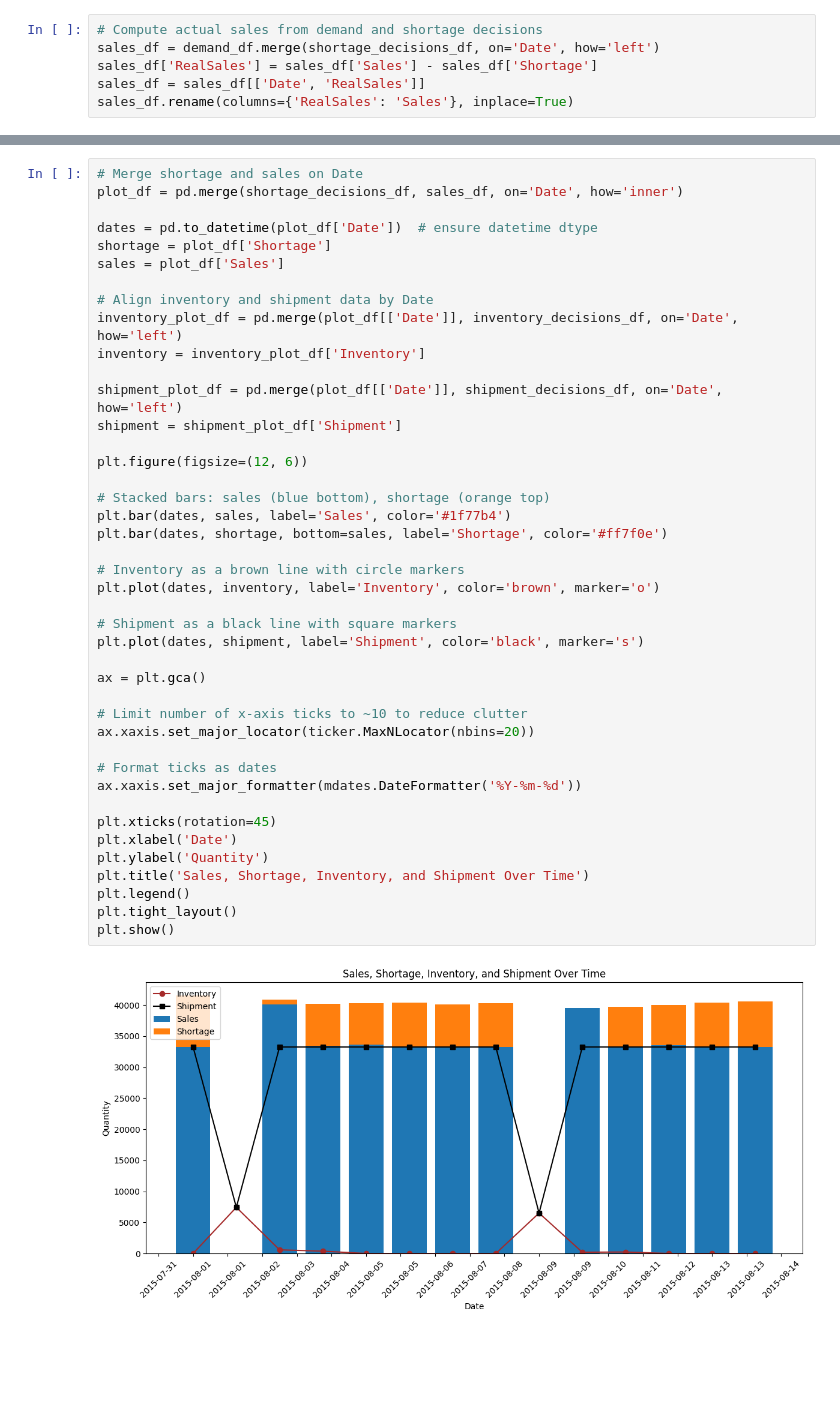
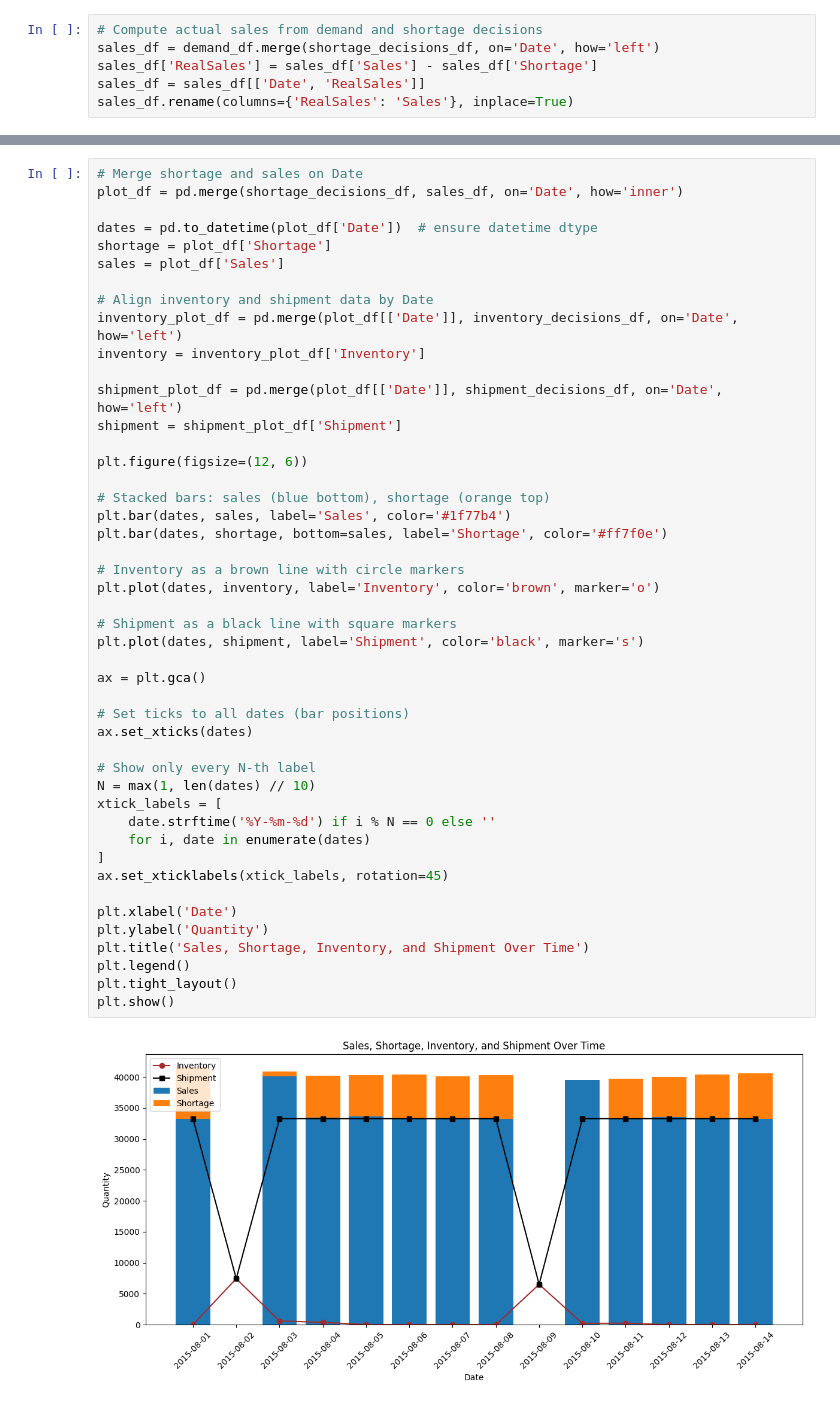
Before and after one commit to FCarrascoHeine/ml-or-demand-planning, a Jupyter notebook: notebooks/optimization_results.ipynb, the cells around one changed output, grey strips where cells are left out. Saved outputs shown, nothing was run; the diff lists cells and outputs as text; blank space fills up the shorter version.

```diff
--- a/notebooks/optimization_results.ipynb
+++ b/notebooks/optimization_results.ipynb
@@ -67,36 +69,40 @@ sales = plot_df['Sales']
 # Align inventory and shipment data by Date
 inventory_plot_df = pd.merge(plot_df[['Date']], inventory_decisions_df, on='Date', how='left')
 inventory = inventory_plot_df['Inventory']
 
 shipment_plot_df = pd.merge(plot_df[['Date']], shipment_decisions_df, on='Date', how='left')
 shipment = shipment_plot_df['Shipment']
 
 plt.figure(figsize=(12, 6))
 
 # Stacked bars: sales (blue bottom), shortage (orange top)
 plt.bar(dates, sales, label='Sales', color='#1f77b4')
 plt.bar(dates, shortage, bottom=sales, label='Shortage', color='#ff7f0e')
 
 # Inventory as a brown line with circle markers
 plt.plot(dates, inventory, label='Inventory', color='brown', marker='o')
 
 # Shipment as a black line with square markers
 plt.plot(dates, shipment, label='Shipment', color='black', marker='s')
 
 ax = plt.gca()
 
-# Limit number of x-axis ticks to ~10 to reduce clutter
-ax.xaxis.set_major_locator(ticker.MaxNLocator(nbins=20))
+# Set ticks to all dates (bar positions)
+ax.set_xticks(dates)
 
-# Format ticks as dates
-ax.xaxis.set_major_formatter(mdates.DateFormatter('%Y-%m-%d'))
+# Show only every N-th label
+N = max(1, len(dates) // 10)
+xtick_labels = [
+    date.strftime('%Y-%m-%d') if i % N == 0 else ''
+    for i, date in enumerate(dates)
+]
+ax.set_xticklabels(xtick_labels, rotation=45)
 
-plt.xticks(rotation=45)
 plt.xlabel('Date')
 plt.ylabel('Quantity')
 plt.title('Sales, Shortage, Inventory, and Shipment Over Time')
 plt.legend()
 plt.tight_layout()
 plt.show()
 # %% [output]
-[figure, old version]
+[figure, new version]
```
Also changed, not shown: parts of 2 cells of this notebook, 3 other files.
